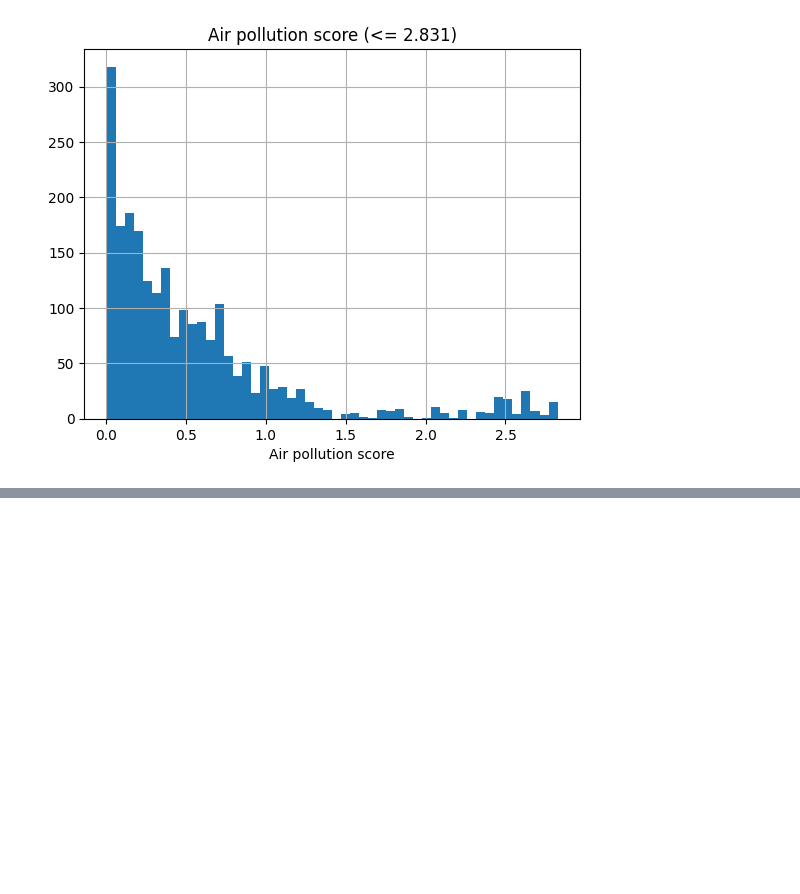
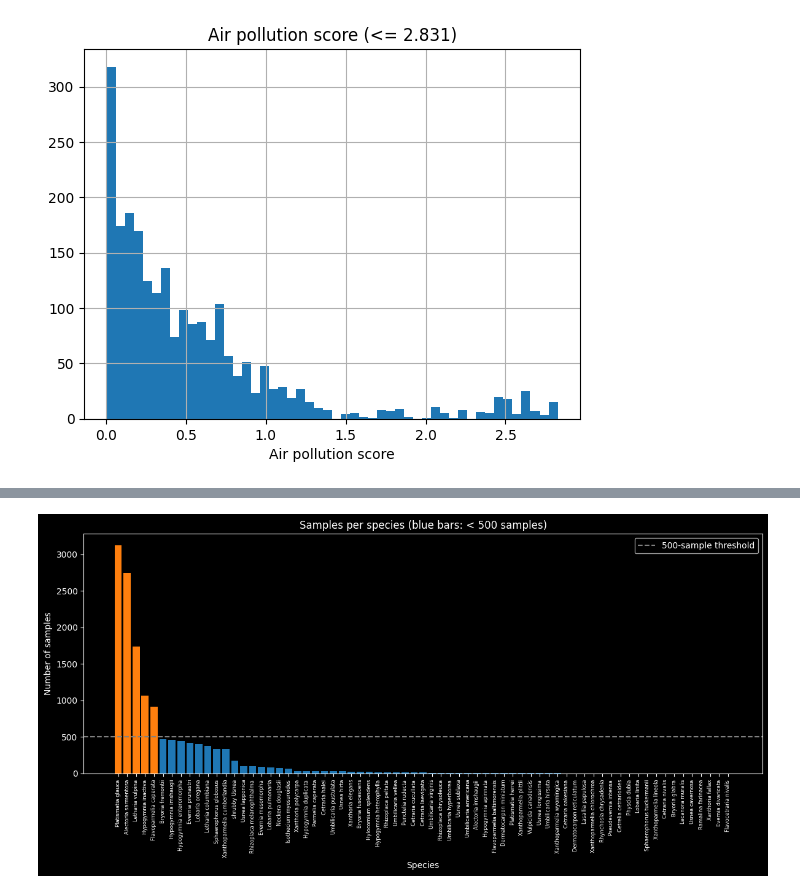
Before and after one commit to MichaelYe48/Lichen-Likelihood-Project, a Jupyter notebook: EDA.ipynb, the cells around one changed output, grey strips where cells are left out. Saved outputs shown, nothing was run; the diff lists cells and outputs as text; code cells hidden in the pictures; blank space fills up the shorter version.

Commit message:
Final Read Through

```diff
--- a/EDA.ipynb
+++ b/EDA.ipynb
@@ -548,3 +548,38 @@ Elevation quartiles: Q1=1404, Q2=3259, Q3=4700
 | 19 | NaN | NaN | NaN | NaN | 0.00 | ... |
 # %%
 element_df_binned.to_csv("air_lichen_with_bins.csv", index=False)
+# %%
+sciname_df = pd.read_csv('air_lichen_scinames_full.csv', engine='python', on_bad_lines='skip')
+species_col = 'sci_name'
+species_counts = sciname_df[species_col].value_counts()
+
+species_count_df = species_counts.reset_index()
+species_count_df.columns = [species_col, 'n_samples']
+
+# Optional: sort by n_samples (easier to see pattern)
+species_count_df = species_count_df.sort_values('n_samples', ascending=False)
+
+# Color bars: one color if < 500, another if >= 500
+colors = np.where(
+    species_count_df['n_samples'] < 500,
+    'tab:blue',    # species with < 500 samples
+    'tab:orange'   # species with >= 500 samples
+)
+
+plt.figure(figsize=(max(12, len(species_count_df) * 0.15), 6))
+
+plt.bar(species_count_df[species_col], species_count_df['n_samples'], color=colors)
+
+plt.axhline(500, linestyle='--', color='gray', label='500-sample threshold')
+plt.ylabel('Number of samples')
+plt.xlabel('Species')
+plt.title('Samples per species (blue bars: < 500 samples)')
+
+# Label rotation so names are readable — tweak as needed
+plt.xticks(rotation=90, fontsize=6)
+
+plt.legend()
+plt.tight_layout()
+plt.show()
+# %% [output]
+[figure, added]
```
Also changed, not shown: parts of 1 cell of this notebook, 3 other files.
